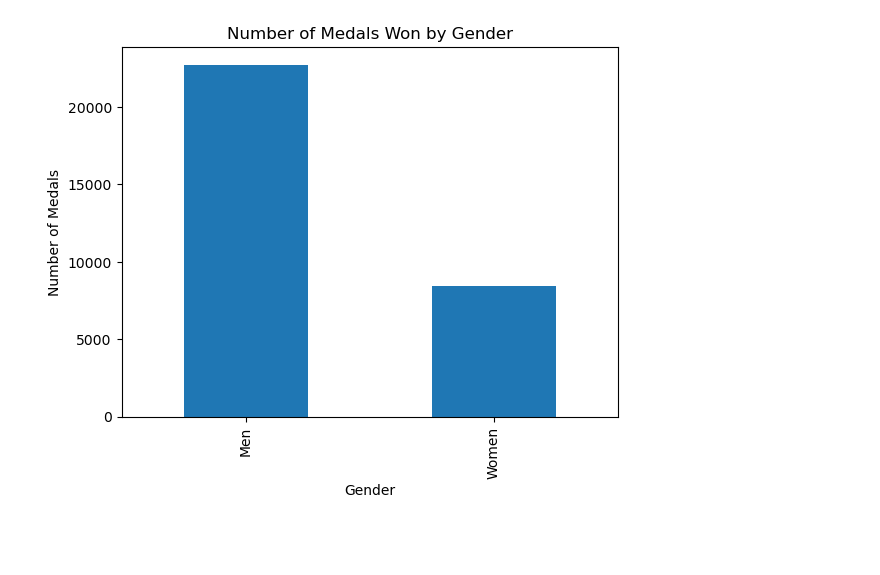
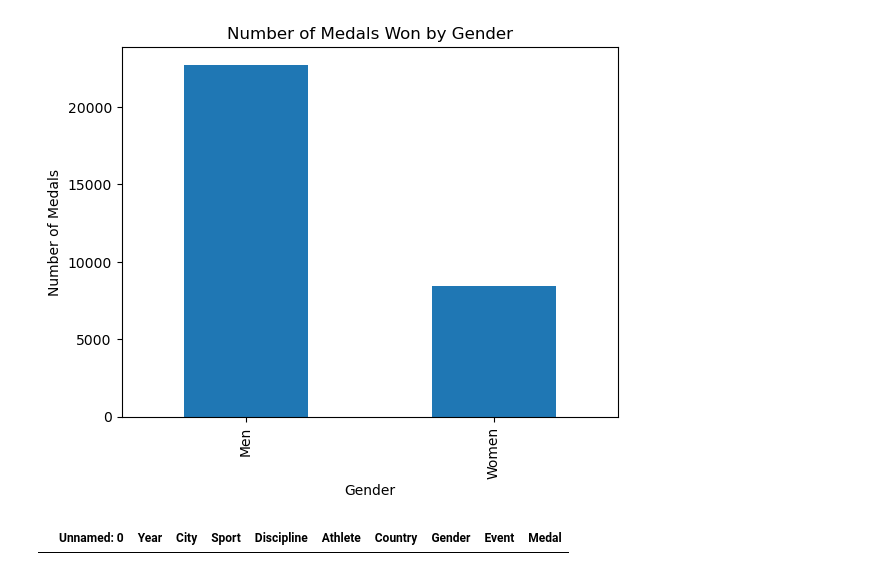
Before and after one commit to aliciag00/STAT206-Final, a Jupyter notebook: input_data.ipynb, the cells around one changed output. Saved outputs shown, nothing was run; the diff lists cells and outputs as text; code cells hidden in the pictures; blank space fills up the shorter version.

```diff
--- a/input_data.ipynb
+++ b/input_data.ipynb
@@ -110,3 +112,12 @@ plt.ylabel('Number of Medals')
 # %% [output]
 Text(0, 0.5, 'Number of Medals')
 [figure]
+# %%
+#now to split it up into the winter olympics and do the same thing
+
+winter_male_olympians = winter[winter['Gender'] == 'Male']
+winter_male_olympians.sort_values(by='Gender', ascending=False).head(15)
+
+winter_male_olympians.head(15)
+# %% [output]
+|  | Unnamed: 0 | Year | City | Sport | Discipline | Athlete | Country | Gender | Event | Medal |
```
Also changed, not shown: parts of 1 cell of this notebook.
